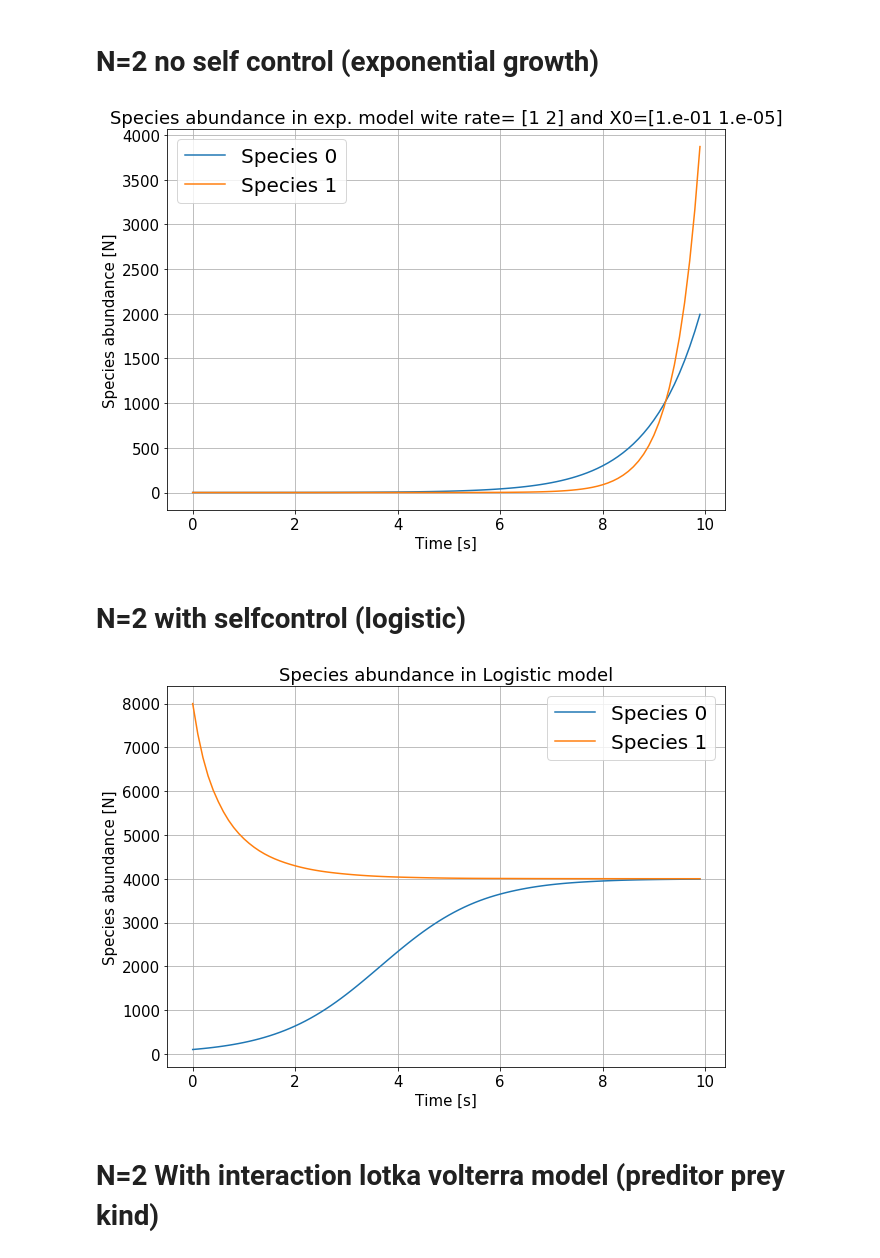
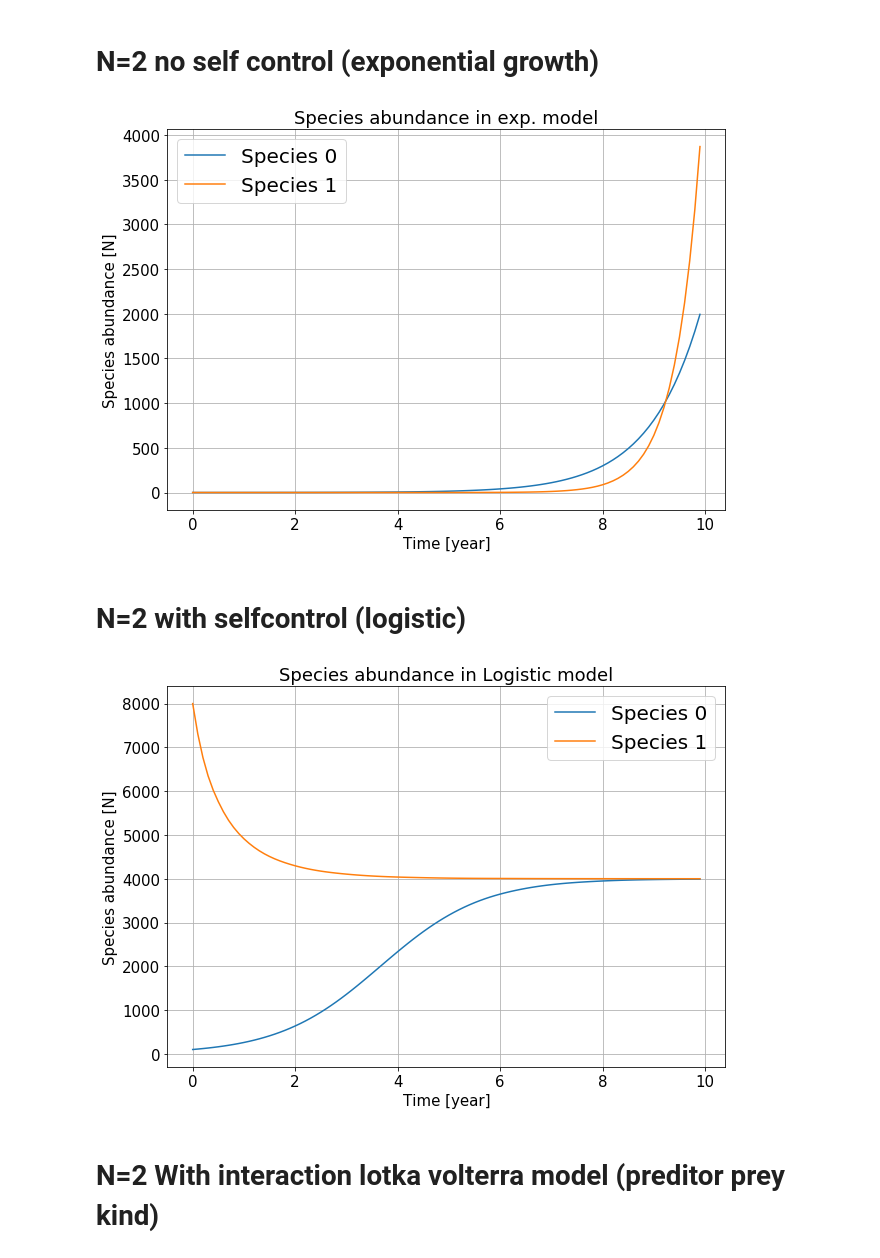
Before and after one commit to ltuijnder/HybridCommunities, a Jupyter notebook: PhasePlots.ipynb, the cells around one changed output. Saved outputs shown, nothing was run; the diff lists cells and outputs as text; code cells hidden in the pictures.

Commit message:
Added option to save file and A new final plot

```diff
--- a/PhasePlots.ipynb
+++ b/PhasePlots.ipynb
@@ -28,24 +28,25 @@ def F_NoControl(t,X):
 # %%
 # specification parameters
 r=np.array([1,2])
 
 # specification for intergration
 tspan=[0,10]# over which time integral should we solve
 X0=np.array([0.1,0.00001])
 dt=0.1
 teval=np.arange(tspan[0],tspan[1],dt)
 
 # specification for plot
 FS_Unbound=FigSetting("TimeNonBounded")
-FS_Unbound.Title="Species abundance in exp. model wite rate= "+str(r)+" and X0="+str(X0)
-FS_Unbound.xlabel="Time [s]"
+FS_Unbound.Title="Species abundance in exp. model"
+FS_Unbound.xlabel="Time [year]"
 FS_Unbound.ylabel="Species abundance [N]"
 
 #calculate and plot
 Sollution=solve_ivp(fun=F_NoControl,t_span=tspan,y0=X0,t_eval=teval)
 FigUnbound=FigPlotTime(FS_Unbound,Sollution)
+#FigUnbound.savefig("ExpTime.png")
 # %% [output]
-[figure, old version]
+[figure, new version]
 # %% [markdown]
 # N=2 with selfcontrol (logistic)
 # %%
@@ -68,14 +69,15 @@ teval=np.arange(tspan[0],tspan[1],dt)
 # specification for plot
 FS_Logistic=FigSetting("TimeLogistic")
 FS_Logistic.Title="Species abundance in Logistic model"
-FS_Logistic.xlabel="Time [s]"
+FS_Logistic.xlabel="Time [year]"
 FS_Logistic.ylabel="Species abundance [N]"
 
 #calculate and plot
 Sollution=solve_ivp(fun=F_Logistic,t_span=tspan,y0=X0,t_eval=teval)
 FigLogistic=FigPlotTime(FS_Logistic,Sollution)
+#FigLogistic.savefig("LogisticTime.png")
 # %% [output]
-[figure, old version]
+[figure, new version]
 # %% [markdown]
 # N=2 With interaction lotka volterra model (preditor prey kind)
 # %%
```
Also changed, not shown: parts of 2 cells of this notebook, 1 other file.
